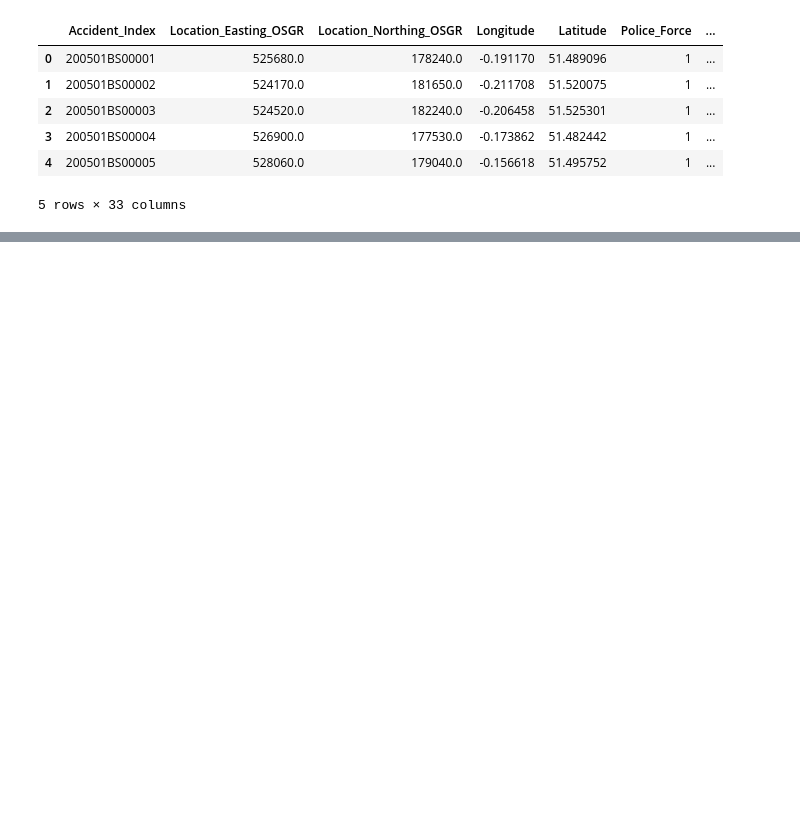
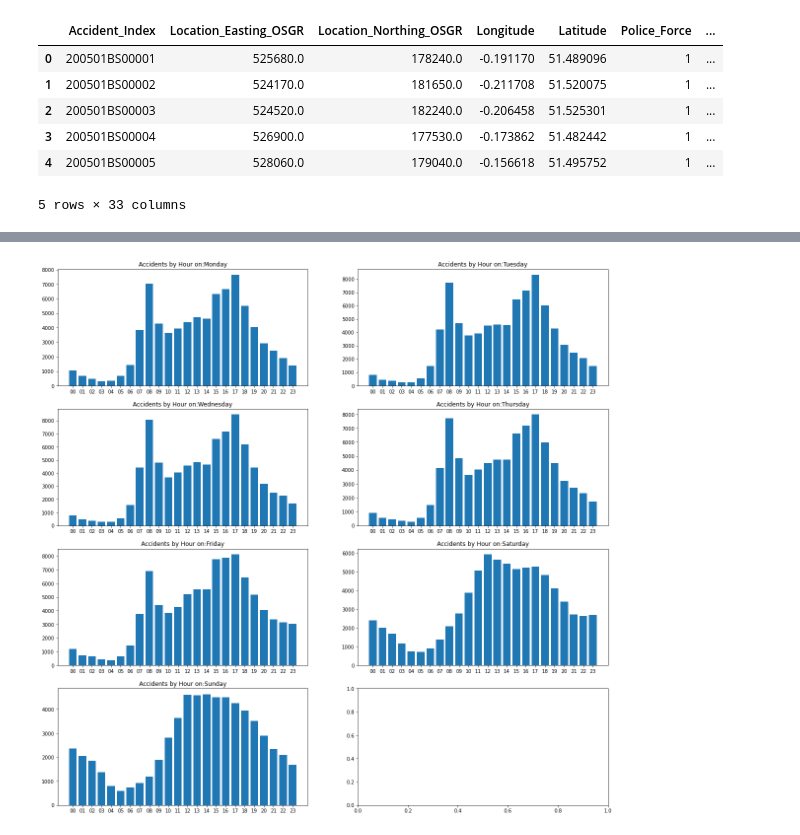
Before and after one commit to zjjzeng/big-data-final-proj, a Jupyter notebook: final_project_da.ipynb, the cells around one changed output, grey strips where cells are left out. Saved outputs shown, nothing was run; the diff lists cells and outputs as text; code cells hidden in the pictures; blank space fills up the shorter version.

```diff
--- a/final_project_da.ipynb
+++ b/final_project_da.ipynb
@@ -124,0 +184,19 @@ uk_map
+# %%
+def find_pattern_in_day_of_week(df):
+    day_of_week_map = {2:"Monday", 3:"Tuesday", 4:"Wednesday", 5:"Thursday", 6:"Friday", 7:"Saturday", 1:"Sunday"}
+
+    fig, ax = plt.subplots(nrows=4, ncols=2, figsize=(20,20))
+
+    df_manipulate = df
+    df_manipulate["Hour"] = df.Time.str.slice(0,2)
+
+    for i, col in enumerate(day_of_week_map.keys()):
+        df_draw = df_manipulate[df_manipulate["Day_of_Week"]==col]["Hour"].value_counts().sort_index()
+        ax[i//2, i%2].bar(df_draw.index, df_draw.values)
+        ax[i//2, i%2].title.set_text("Accidents by Hour on:" + str(day_of_week_map.get(col)))
+
+    plt.show()
+
+find_pattern_in_day_of_week(df)
+# %% [output]
+[figure, added]
```
Also changed, not shown: parts of 3 cells of this notebook.
